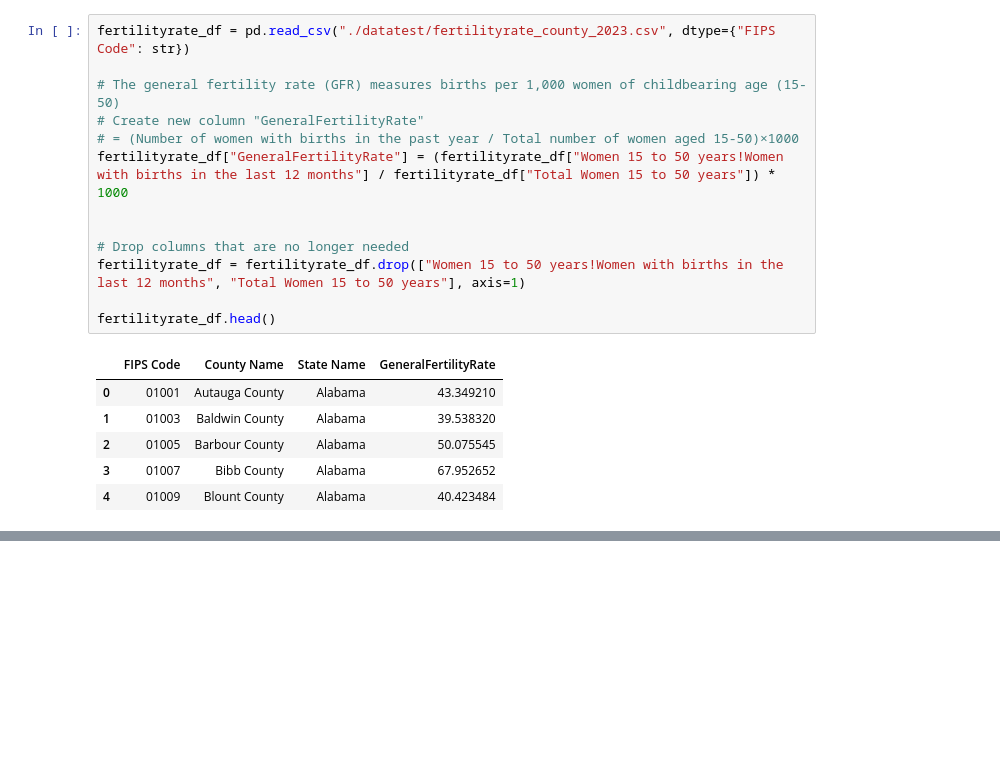
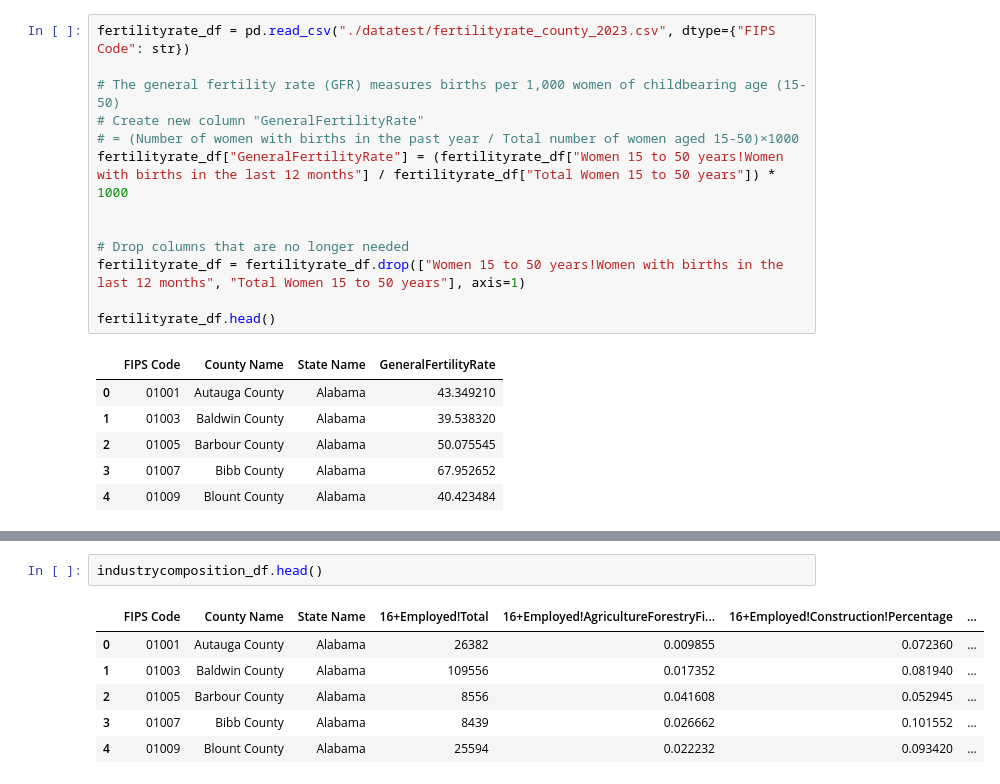
Before and after one commit to larrycoder123/uscounty_datascience, a Jupyter notebook: uscensus_modify.ipynb, the cells around one changed output, grey strips where cells are left out. Cells and saved outputs as stored; diff of their text form; blank space fills up the shorter version.

```diff
--- a/uscensus_modify.ipynb
+++ b/uscensus_modify.ipynb
@@ -112,3 +149,12 @@ industrycomposition = industrycomposition_df.drop(
+# %%
+industrycomposition_df.head()
+# %% [output]
+|  | FIPS Code | County Name | State Name | 16+Employed!Total | 16+Employed!AgricultureForestryFi... | 16+Employed!Construction!Percentage | ... |
+| 0 | 01001 | Autauga County | Alabama | 26382 | 0.009855 | 0.072360 | ... |
+| 1 | 01003 | Baldwin County | Alabama | 109556 | 0.017352 | 0.081940 | ... |
+| 2 | 01005 | Barbour County | Alabama | 8556 | 0.041608 | 0.052945 | ... |
+| 3 | 01007 | Bibb County | Alabama | 8439 | 0.026662 | 0.101552 | ... |
+| 4 | 01009 | Blount County | Alabama | 25594 | 0.022232 | 0.093420 | ... |
 # %%
 industrycomposition_df_columns = list(industrycomposition_df.columns)
 
```
Also changed, not shown: parts of 11 cells of this notebook.
